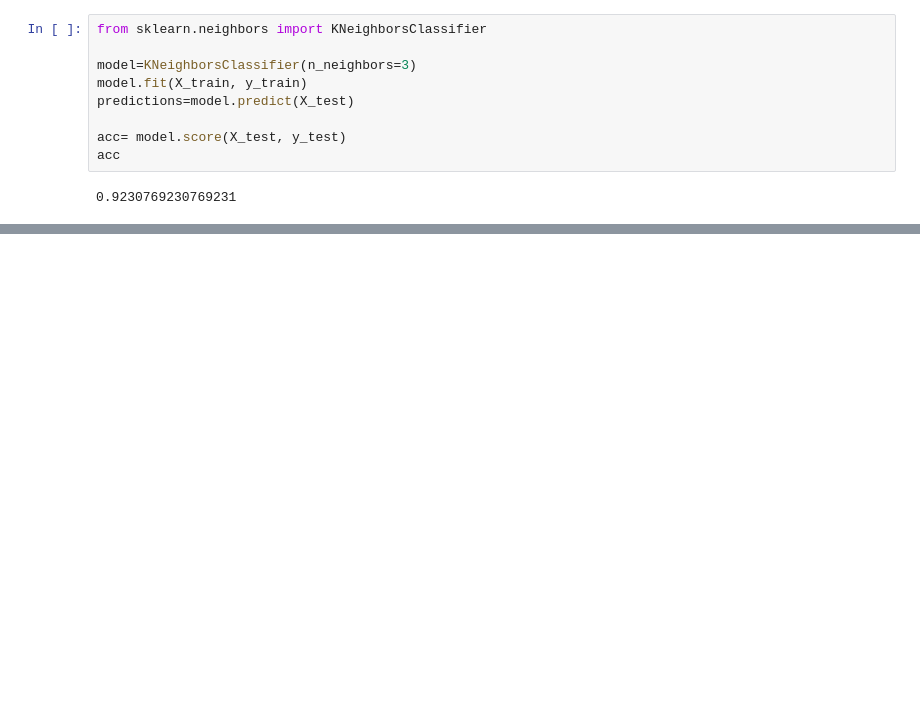
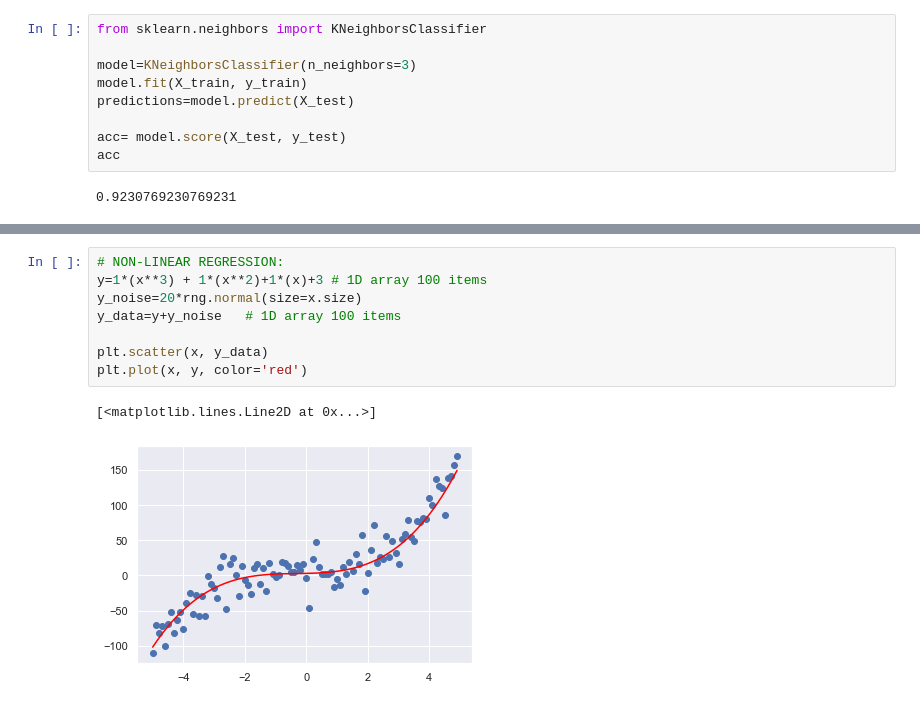
Before and after one commit to justkacz/MLTraining, a Jupyter notebook: IntroductiontoMLwithPython.ipynb, the cells around one changed output, grey strips where cells are left out. Drawn from its saved outputs; the diff is of its cells as text; blank space fills up the shorter version.

```diff
--- a/IntroductiontoMLwithPython.ipynb
+++ b/IntroductiontoMLwithPython.ipynb
@@ -111,0 +199,11 @@ acc
+# %%
+# NON-LINEAR REGRESSION:
+y=1*(x**3) + 1*(x**2)+1*(x)+3 # 1D array 100 items
+y_noise=20*rng.normal(size=x.size)
+y_data=y+y_noise   # 1D array 100 items
+
+plt.scatter(x, y_data)
+plt.plot(x, y, color='red')
+# %% [output]
+[<matplotlib.lines.Line2D at 0x...>]
+[figure, added]
```
Also changed, not shown: parts of 17 cells of this notebook, 1 other file.
